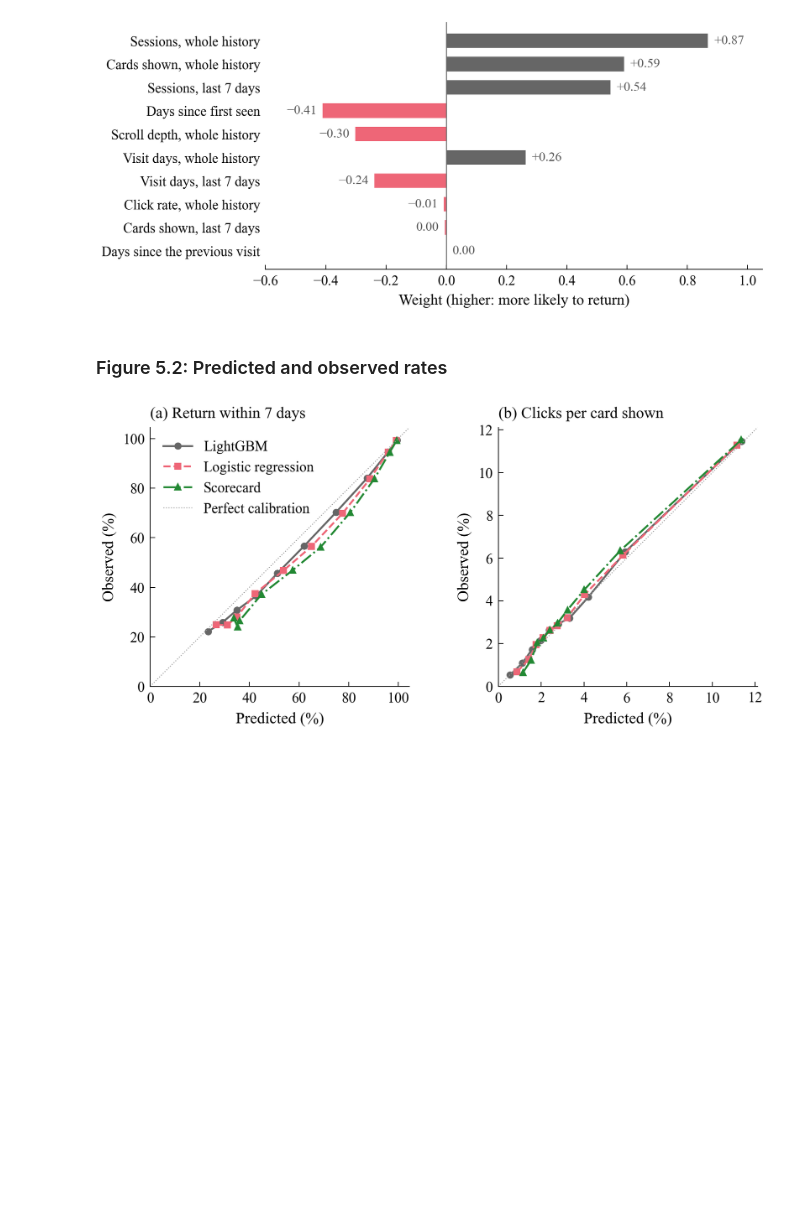
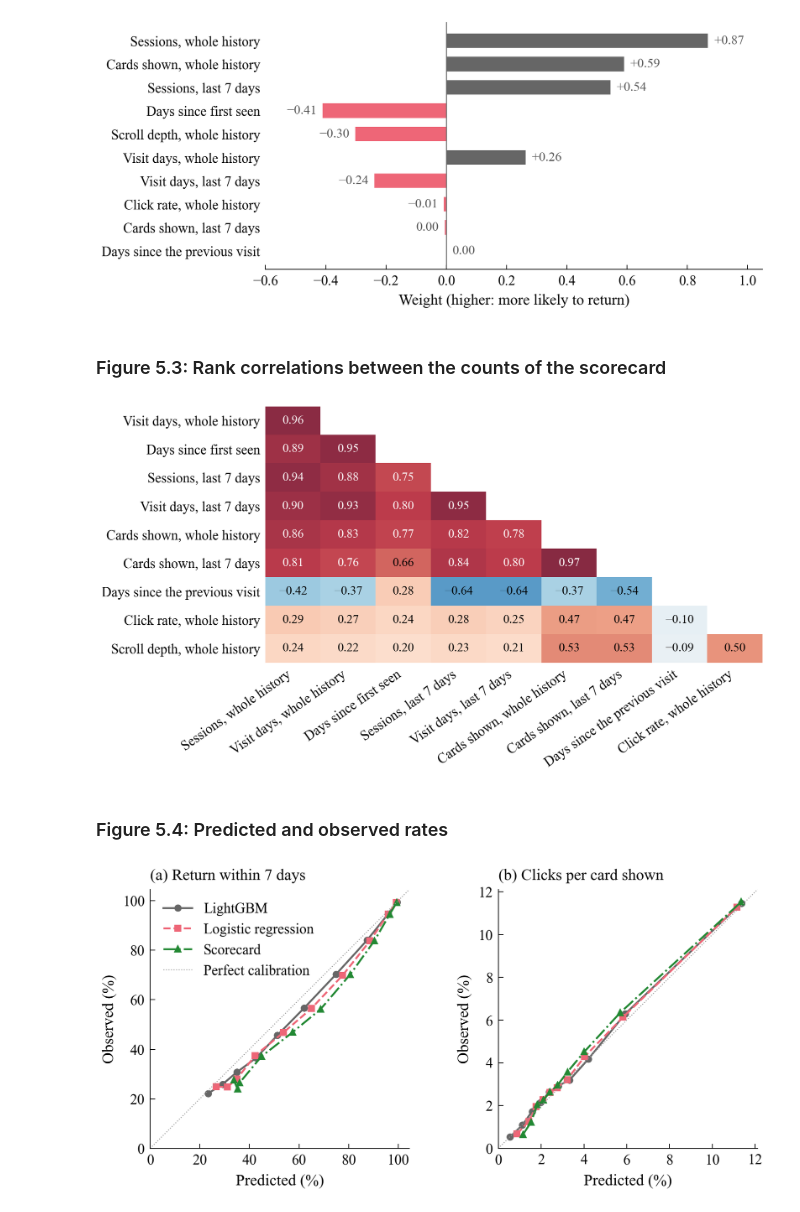
Before and after one commit to arturbstos/netease, a Jupyter notebook: notebooks/05_figures.ipynb, the cells around one changed output. Saved outputs shown, nothing was run; the diff lists cells and outputs as text; code cells hidden in the pictures; blank space fills up the shorter version.

```diff
--- a/notebooks/05_figures.ipynb
+++ b/notebooks/05_figures.ipynb
@@ -340,8 +358,30 @@ ax.set_xlabel("Weight (higher: more likely to return)")
 fig.tight_layout(); save(fig, "ch5_scorecard_weights")
 # %% [output]
 [figure]
+# %% [markdown]
+### Figure 5.3: Rank correlations between the counts of the scorecard
+# %%
+# Rank correlations between the ten counts of the return scorecard on training snapshots (lower triangle).
+# Counts of the same behavior over different spans move together, so their weights are read together.
+r = pd.read_csv(_out("10_scorecard_correlations", "csv"), index_col=0)
+ORDER = ["h_sessions", "h_visit_days", "history_days", "w7_sessions", "w7_visit_days", "h_impr", "w7_impr",
+         "gap_since_prev_visit", "h_ctr", "h_mean_pos"]
+R = r.loc[ORDER, ORDER].to_numpy()
+n = len(ORDER)
+M = np.ma.masked_where(np.triu(np.ones((n, n), bool)), R)
+fig, ax = plt.subplots(figsize=(W, 3.6))
+ax.imshow(M, cmap="RdBu_r", vmin=-1, vmax=1, aspect="auto", alpha=0.85)
+for a in range(n):
+    for b in range(a):
+        ax.text(b, a, minus(f"{R[a, b]:.2f}"), ha="center", va="center", fontsize=8, color="white" if abs(R[a, b]) > 0.75 else "black")
+ax.set_yticks(range(1, n), [NAMES[k] for k in ORDER[1:]]); ax.set_xticks(range(n - 1), [NAMES[k] for k in ORDER[:-1]], rotation=35, ha="right")
+ax.set_xlim(-0.5, n - 1.5); ax.set_ylim(n - 0.5, 0.5); ax.tick_params(length=0)
+for sp in ax.spines.values(): sp.set_visible(False)
+fig.tight_layout(); save(fig, "ch5_scorecard_correlations")
+# %% [output]
+[figure, added]
 # %% [markdown]
-### Figure 5.2: Predicted and observed rates
+### Figure 5.4: Predicted and observed rates
 # %%
 # Calibration: predicted against observed rates by tenth of predicted probability, test users
 d = C("13_calibration_curve")
```
Also changed, not shown: parts of 13 cells of this notebook, 26 other files.
